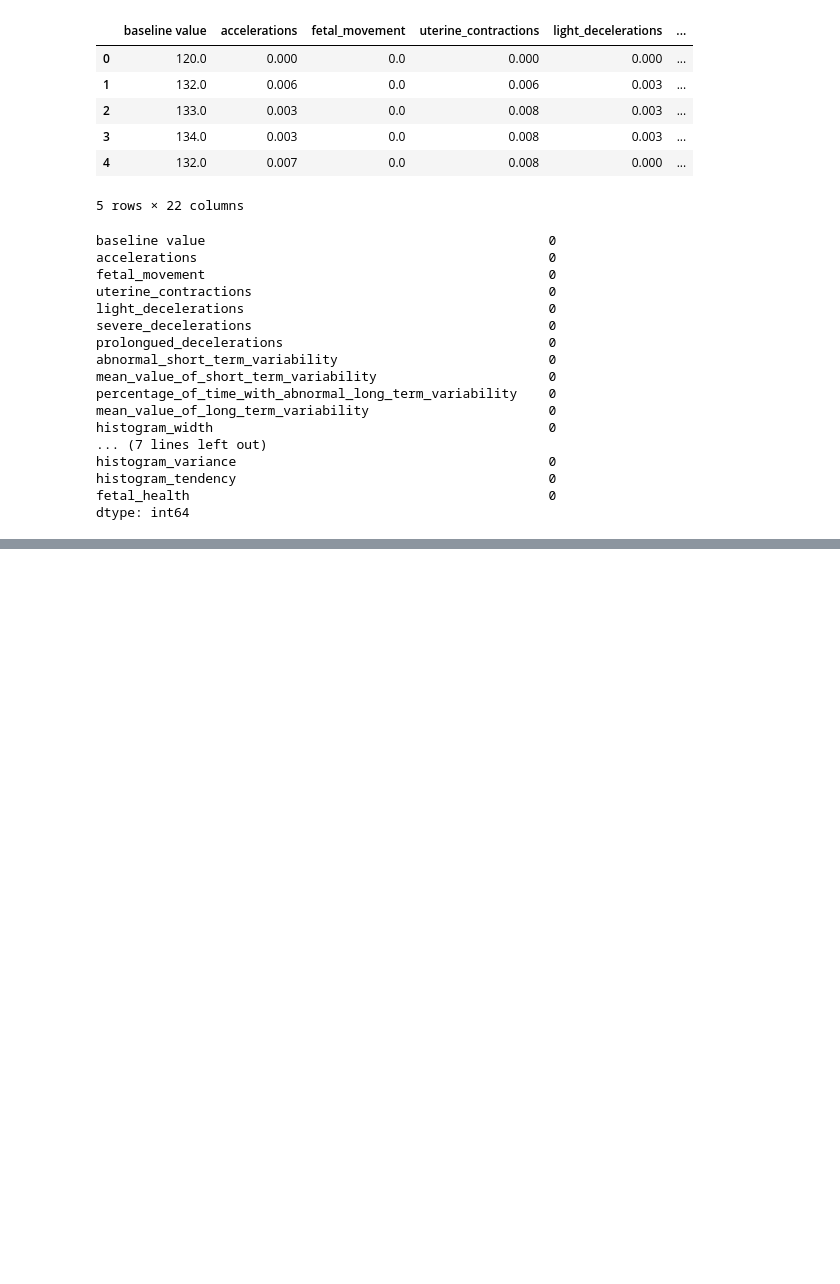
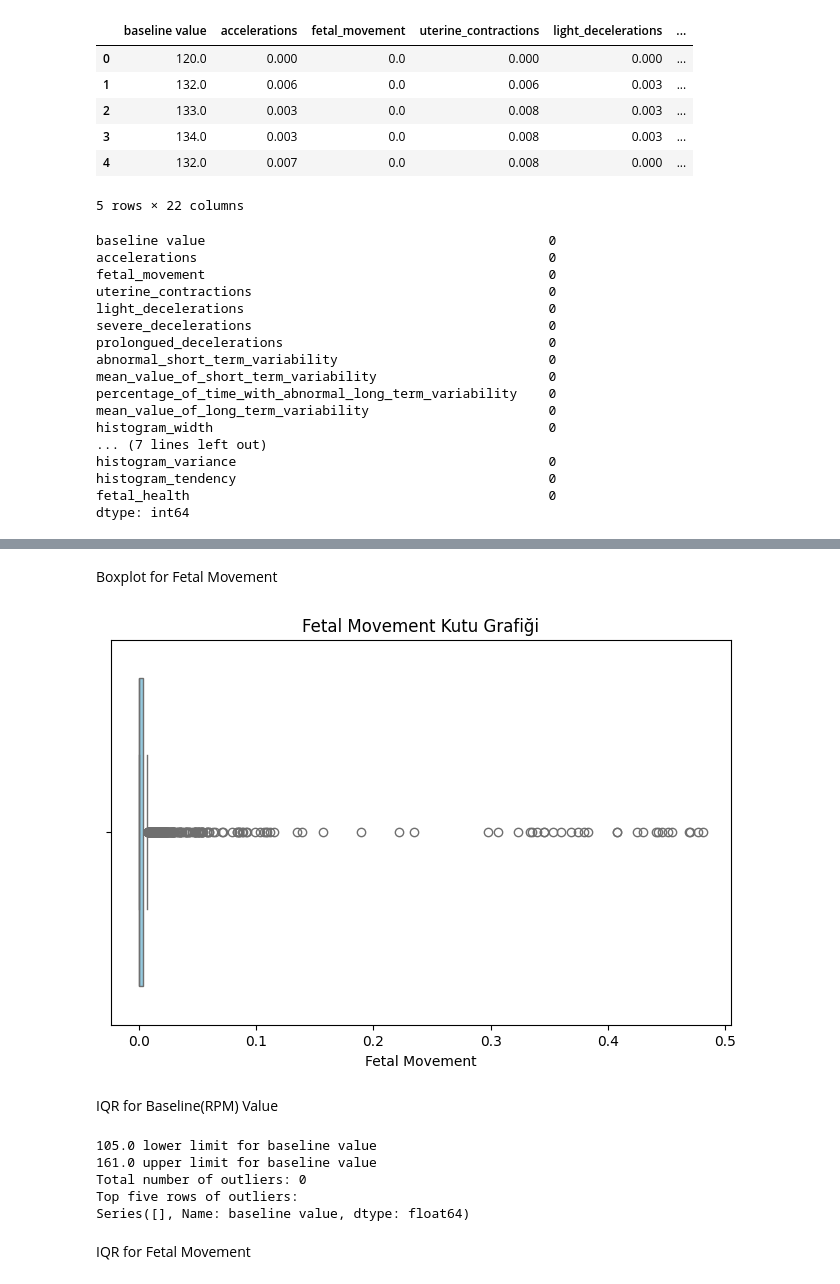
Before and after one commit to EserPoyraz/Comparison-of-Bayesian-Parameter-Estimation-and-Support-Vector-Machines-SVM-, a Jupyter notebook: data_search.ipynb, the cells around one changed output, grey strips where cells are left out. Cells and saved outputs as stored; diff of their text form; code cells hidden in the pictures; blank space fills up the shorter version.

```diff
--- a/data_search.ipynb
+++ b/data_search.ipynb
@@ -76,0 +94,44 @@ dtype: int64
+# %% [markdown]
+Boxplot for Fetal Movement
+# %%
+import matplotlib.pyplot as plt
+import seaborn as sns
+
+#Grafik Boyutu
+plt.figure(figsize=(8,5))
+
+#Örnek Grafik BaseLine
+sns.boxplot(x=df['fetal_movement'], color='skyblue')
+
+plt.title('Fetal Movement Kutu Grafiği')
+plt.xlabel('Fetal Movement')
+plt.show()
+# %% [output]
+[figure, added]
+# %% [markdown]
+IQR for Baseline(RPM) Value
+# %%
+variable = 'baseline value'
+
+Q1 = df[variable].quantile(0.25)#Alt Çeyrek
+Q3 = df[variable].quantile(0.75)#Üst Çeyrek
+#Açıklık Hesabı
+IQR = Q3 -Q1
+#Sınırlar
+lower_limit = Q1 - (1.5 * IQR)
+upper_limit = Q3 + (1.5 * IQR)
+print(f'{lower_limit} lower limit for {variable}')
+print(f'{upper_limit} upper limit for {variable}')
+#Outlier Filter
+outliers = df[(df[variable] <lower_limit) | (df[variable] > upper_limit)]
+print(f'Total number of outliers: {len(outliers)}')
+print('Top five rows of outliers:')
+print(outliers[variable].head())
+# %% [output]
+105.0 lower limit for baseline value
+161.0 upper limit for baseline value
+Total number of outliers: 0
+Top five rows of outliers:
+Series([], Name: baseline value, dtype: float64)
+# %% [markdown]
+IQR for Fetal Movement
```
Also changed, not shown: parts of 4 cells of this notebook.
